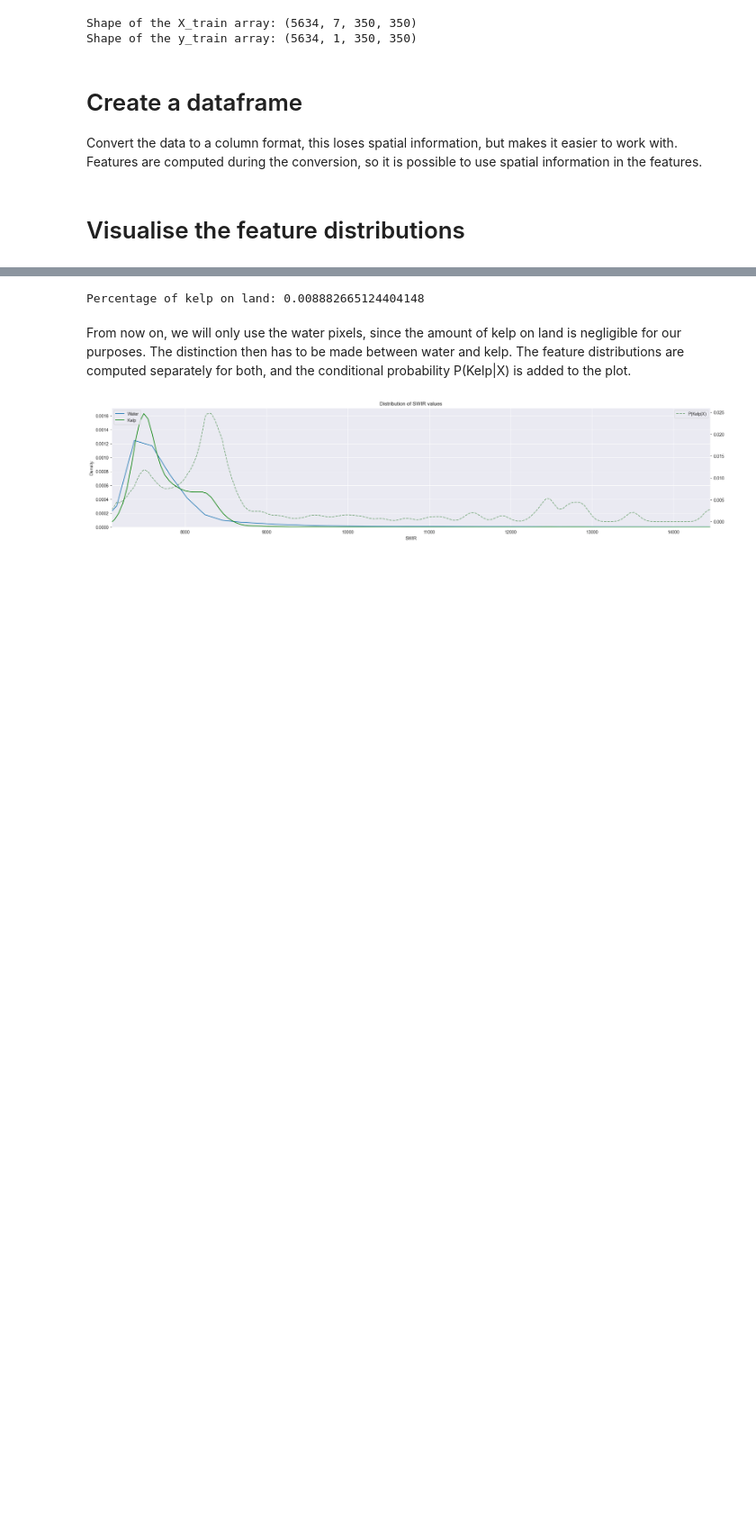
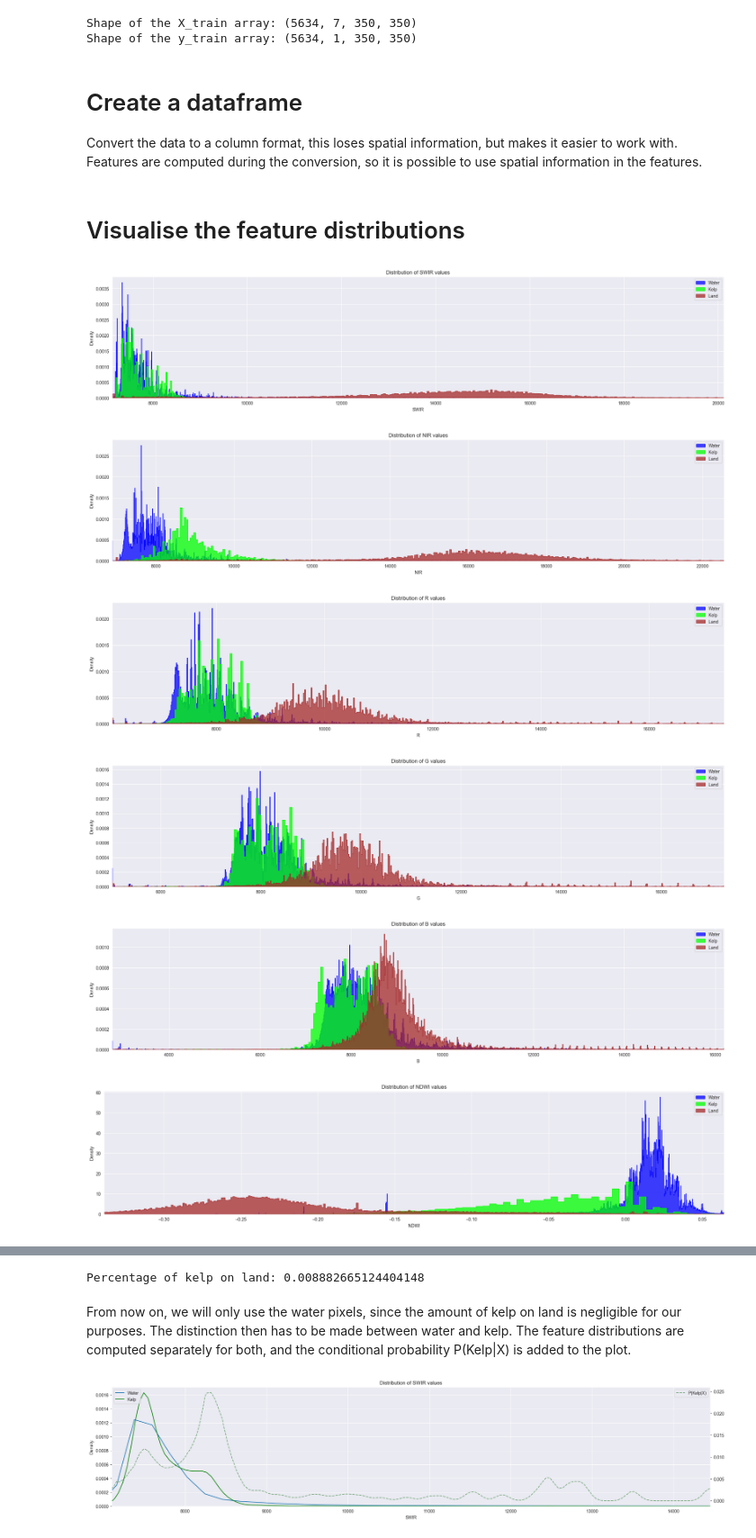
Before and after one commit to TeamEpochGithub/iv-q2-detect-kelp, a Jupyter notebook: notebooks/feat-suite.ipynb, the cells around one changed output, grey strips where cells are left out. Shown at 90% size. Cells and saved outputs as stored; diff of their text form; code cells hidden in the pictures; blank space fills up the shorter version.

Commit message:
update notebook with land distribution and catboost

```diff
--- a/notebooks/feat-suite.ipynb
+++ b/notebooks/feat-suite.ipynb
@@ -106,3 +108,47 @@ num = 200
 df = pd.concat([to_df(X_train[i], y_train[i]) for i in tqdm(range(num))])
 # %% [markdown]
 # Visualise the feature distributions
+# %%
+# For each feature plot the distribution of values for water, kelp and land
+for feature in tqdm(df.columns):
+    if feature in ['Cloud', 'Elevation','Water','Label']:
+        continue
+
+    # subsample and filter on water pixels without missing values
+    dfs = df[::5]
+    dfs = dfs[(dfs['R']>=0) & (dfs['G']>=0) & (dfs['B']>=0) & (dfs['NIR']>=0) & (dfs['SWIR']>=0)]
+
+    # Create a figure and axes
+    fig, ax = plt.subplots(figsize=(25, 5))
+
+    # set the x-axis limits to percentiles 1 and 99
+    ax.set_xlim(dfs[feature].quantile(0.01), dfs[feature].quantile(0.99))
+
+    # Plot the kde for water pixels
+    water = dfs[(dfs['Water'] == 1) & ~dfs['Label']][feature]
+    sns.histplot(water, label='Water', ax=ax, color='blue', element="step", stat='density')
+
+    # Plot the kde for kelp pixels
+    kelp = dfs[dfs['Label'] == 1][feature]
+    sns.histplot(kelp, label='Kelp', ax=ax, color='lime',  element="step", stat='density')
+
+    if feature != 'LandCloseness':
+        # Plot the kde for land pixels
+        land = dfs[dfs['Water'] == 0][feature]
+        sns.histplot(land, label='Land', ax=ax, color='brown',  element="step", stat='density')
+
+    # If this is an offset feature, there will be a very large spike at zero for water, so clip the y-axis
+    if feature.startswith('O'):
+        ax.set_ylim(0, 0.005)
+
+    # Set the title and display the figure for this feature
+    ax.set_title(f'Distribution of {feature} values')
+    plt.legend()
+    plt.show()
+# %% [output]
+[figure, added]
+[figure, added]
+[figure, added]
+[figure, added]
+[figure, added]
+[figure, added]
```
Also changed, not shown: parts of 9 cells of this notebook.
